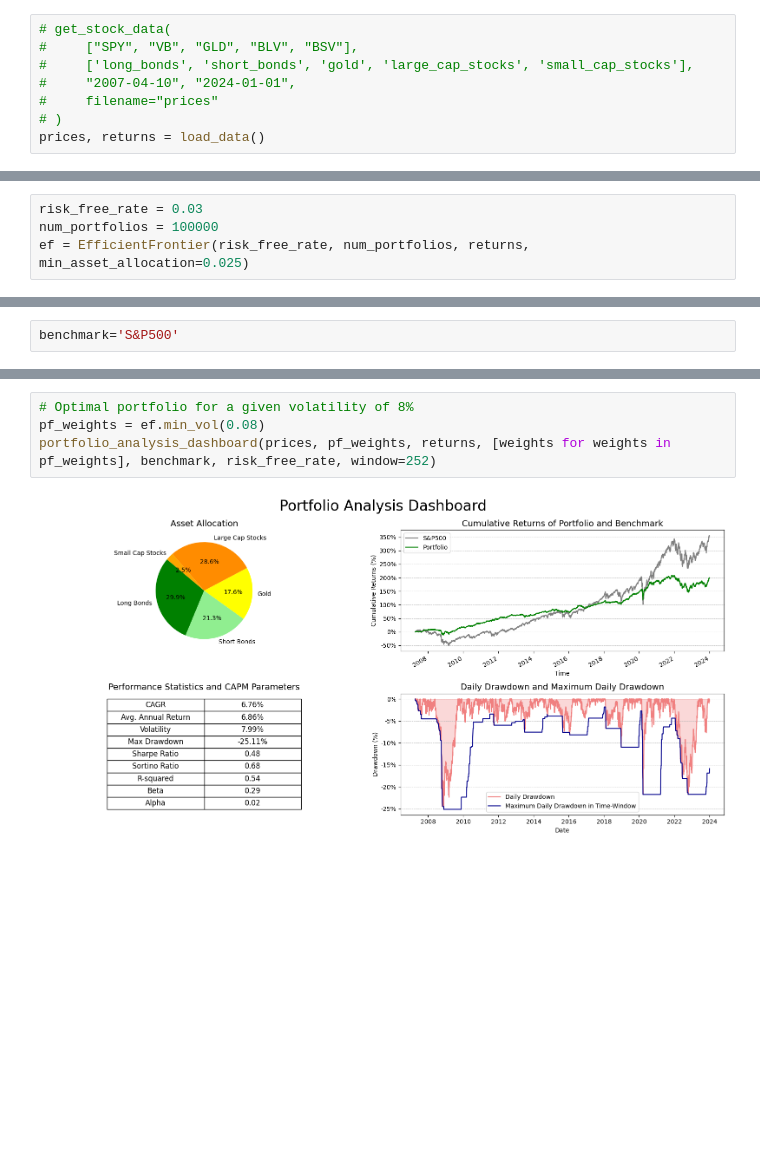
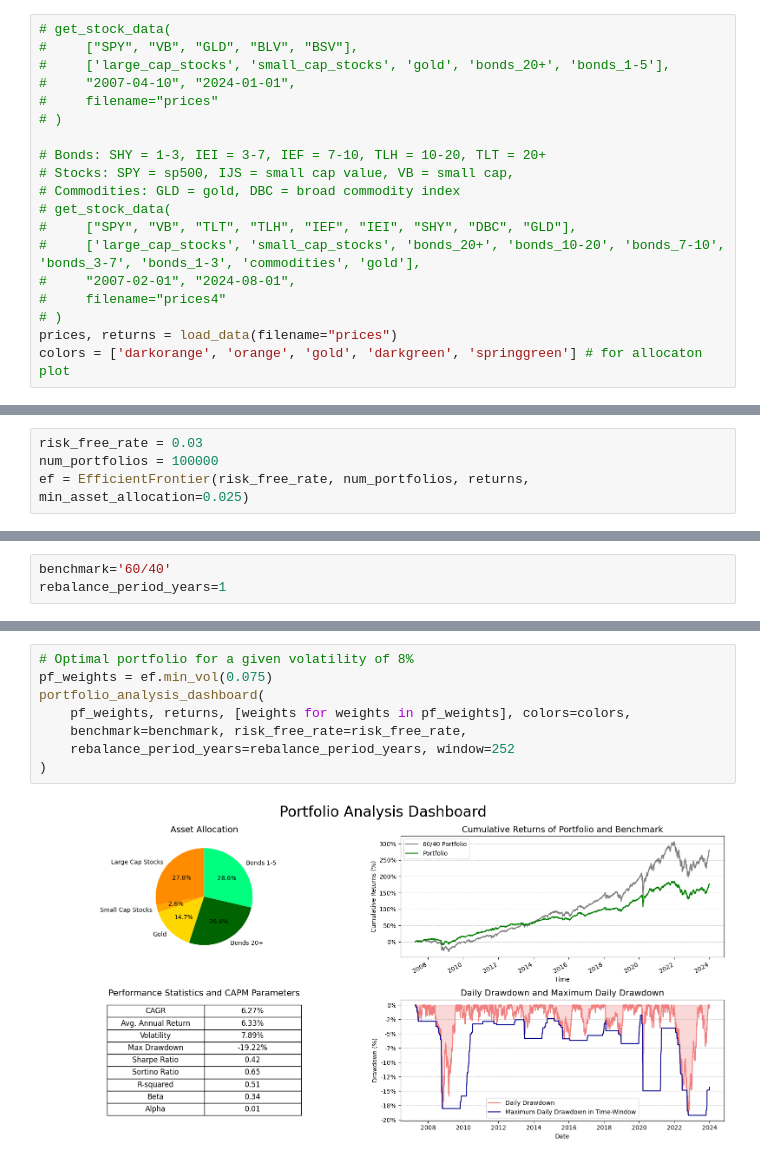
Before and after one commit to chomiczdawid/applied-finance, a Jupyter notebook: Modern Portfolio Theory/case_study.ipynb, the cells around one changed output, grey strips where cells are left out. Drawn from its saved outputs; the diff is of its cells as text; blank space fills up the shorter version.

```diff
--- a/Modern Portfolio Theory/case_study.ipynb
+++ b/Modern Portfolio Theory/case_study.ipynb
@@ -28,11 +28,22 @@ from tools.functions import eda_stats, corr_matrix_heatmap, daily_returns_dist_a
 # %%
 # get_stock_data(
 #     ["SPY", "VB", "GLD", "BLV", "BSV"],
-#     ['long_bonds', 'short_bonds', 'gold', 'large_cap_stocks', 'small_cap_stocks'],
+#     ['large_cap_stocks', 'small_cap_stocks', 'gold', 'bonds_20+', 'bonds_1-5'],
 #     "2007-04-10", "2024-01-01",
 #     filename="prices"
 # )
-prices, returns = load_data()
+
+# Bonds: SHY = 1-3, IEI = 3-7, IEF = 7-10, TLH = 10-20, TLT = 20+
+# Stocks: SPY = sp500, IJS = small cap value, VB = small cap,
+# Commodities: GLD = gold, DBC = broad commodity index
+# get_stock_data(
+#     ["SPY", "VB", "TLT", "TLH", "IEF", "IEI", "SHY", "DBC", "GLD"],
+#     ['large_cap_stocks', 'small_cap_stocks', 'bonds_20+', 'bonds_10-20', 'bonds_7-10', 'bonds_3-7', 'bonds_1-3', 'commodities', 'gold'],
+#     "2007-02-01", "2024-08-01",
+#     filename="prices4"
+# )
+prices, returns = load_data(filename="prices")
+colors = ['darkorange', 'orange', 'gold', 'darkgreen', 'springgreen'] # for allocaton plot
 # %% [markdown]
 ## 3. Descriptive Analysis
 # %% [markdown]
@@ -289,5 +300,6 @@ The classic 60/40 portfolio was used as a benchmark.
 # %%
-benchmark='S&P500'
+benchmark='60/40'
+rebalance_period_years=1
 # %%
 # Global Minimum Variance portfolio
 pf_weights = ef.gmv()
@@ -303,6 +327,10 @@ portfolio_analysis_dashboard(prices, pf_weights, returns, [weights for weights i
 # %%
 # Optimal portfolio for a given volatility of 8%
-pf_weights = ef.min_vol(0.08)
-portfolio_analysis_dashboard(prices, pf_weights, returns, [weights for weights in pf_weights], benchmark, risk_free_rate, window=252)
+pf_weights = ef.min_vol(0.075)
+portfolio_analysis_dashboard(
+    pf_weights, returns, [weights for weights in pf_weights], colors=colors,
+    benchmark=benchmark, risk_free_rate=risk_free_rate,
+    rebalance_period_years=rebalance_period_years, window=252
+)
 # %% [output]
-[figure, old version]
+[figure, new version]
```
Also changed, not shown: parts of 17 cells of this notebook, 1 other file.
